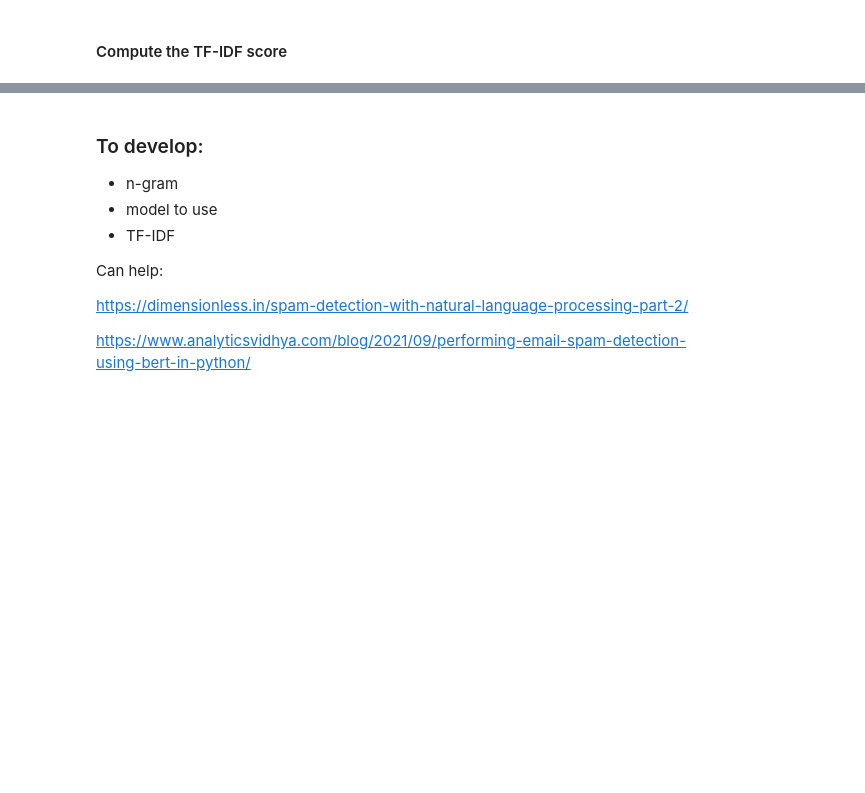
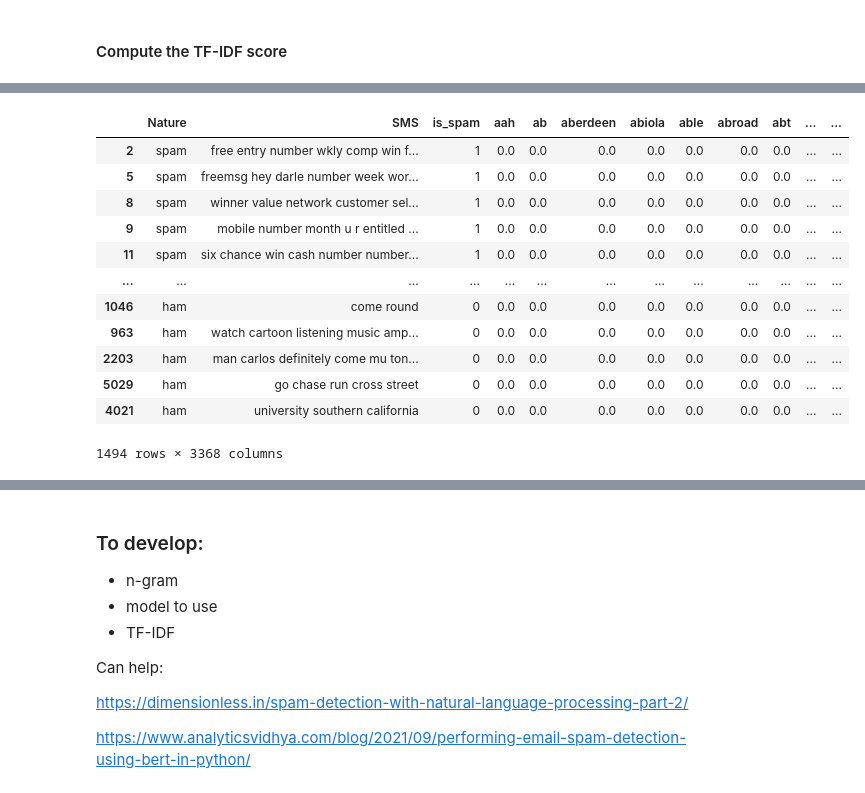
Before and after one commit to pablitocito/SPAM_detection, a Jupyter notebook: spam_notebook.ipynb, the cells around one changed output, grey strips where cells are left out. Drawn from its saved outputs; the diff is of its cells as text; code cells hidden in the pictures; blank space fills up the shorter version.

```diff
--- a/spam_notebook.ipynb
+++ b/spam_notebook.ipynb
@@ -148,3 +171,6 @@ df_ham_downsampled.shape
 # %%
 # get the balanced dataset
 df_model= pd.concat([df_spam , df_ham_downsampled])
+# %%
+#Change the categorical variable to numerical one
+df_model['is_spam']=df_model['Nature'].apply(lambda x: 1 if x=='spam'else 0)
@@ -151,2 +193,11 @@ df_model= pd.concat([df_spam , df_ham_downsampled])
 # %% [markdown]
 #### Compute the TF-IDF score
+# %%
+#Join the list of word to apply the tf_idf
+df_model.SMS=df_model.SMS.apply(lambda x: ' '.join(x))
+vectorizer=TfidfVectorizer()
+X=vectorizer.fit_transform(df_model.SMS)
+# %%
+#Convert the result to a dataframe and reset the index to the right one
+tfidf_df = pd.DataFrame(X.toarray(), columns=vectorizer.get_feature_names())
+tfidf_df.set_index(df_model.index,inplace=True)
@@ -152,0 +228,16 @@ df_model= pd.concat([df_spam , df_ham_downsampled])
+# %%
+df_model
+# %% [output]
+|  | Nature | SMS | is_spam | aah | ab | aberdeen | abiola | able | abroad | abt | ... | ... |
+| 2 | spam | free entry number wkly comp win f... | 1 | 0.0 | 0.0 | 0.0 | 0.0 | 0.0 | 0.0 | 0.0 | ... | ... |
+| 5 | spam | freemsg hey darle number week wor... | 1 | 0.0 | 0.0 | 0.0 | 0.0 | 0.0 | 0.0 | 0.0 | ... | ... |
+| 8 | spam | winner value network customer sel... | 1 | 0.0 | 0.0 | 0.0 | 0.0 | 0.0 | 0.0 | 0.0 | ... | ... |
+| 9 | spam | mobile number month u r entitled ... | 1 | 0.0 | 0.0 | 0.0 | 0.0 | 0.0 | 0.0 | 0.0 | ... | ... |
+| 11 | spam | six chance win cash number number... | 1 | 0.0 | 0.0 | 0.0 | 0.0 | 0.0 | 0.0 | 0.0 | ... | ... |
+| ... | ... | ... | ... | ... | ... | ... | ... | ... | ... | ... | ... | ... |
+| 1046 | ham | come round | 0 | 0.0 | 0.0 | 0.0 | 0.0 | 0.0 | 0.0 | 0.0 | ... | ... |
+| 963 | ham | watch cartoon listening music amp... | 0 | 0.0 | 0.0 | 0.0 | 0.0 | 0.0 | 0.0 | 0.0 | ... | ... |
+| 2203 | ham | man carlos definitely come mu ton... | 0 | 0.0 | 0.0 | 0.0 | 0.0 | 0.0 | 0.0 | 0.0 | ... | ... |
+| 5029 | ham | go chase run cross street | 0 | 0.0 | 0.0 | 0.0 | 0.0 | 0.0 | 0.0 | 0.0 | ... | ... |
+| 4021 | ham | university southern california | 0 | 0.0 | 0.0 | 0.0 | 0.0 | 0.0 | 0.0 | 0.0 | ... | ... |
+1494 rows × 3368 columns
```
Also changed, not shown: parts of 21 cells of this notebook.
